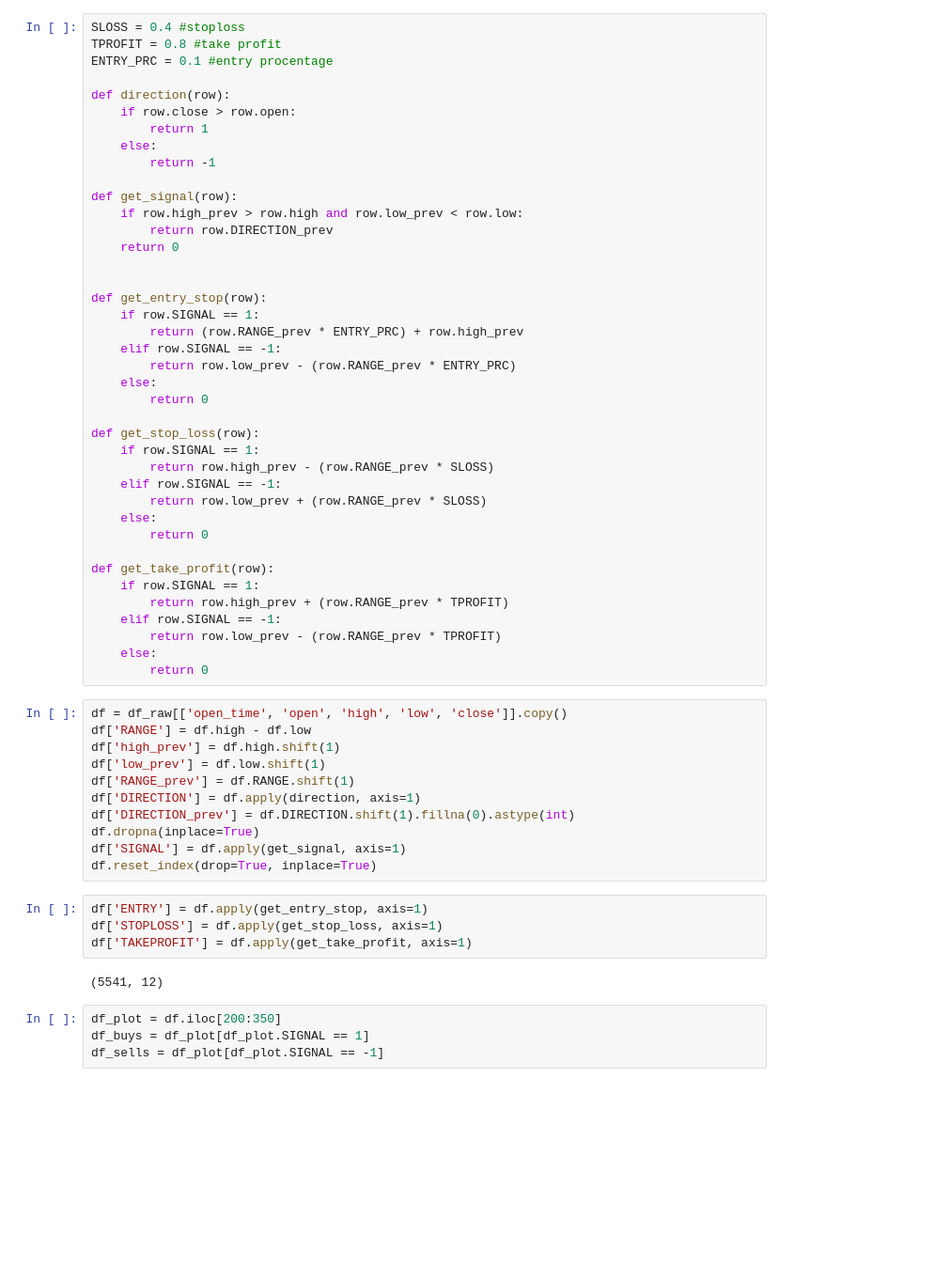
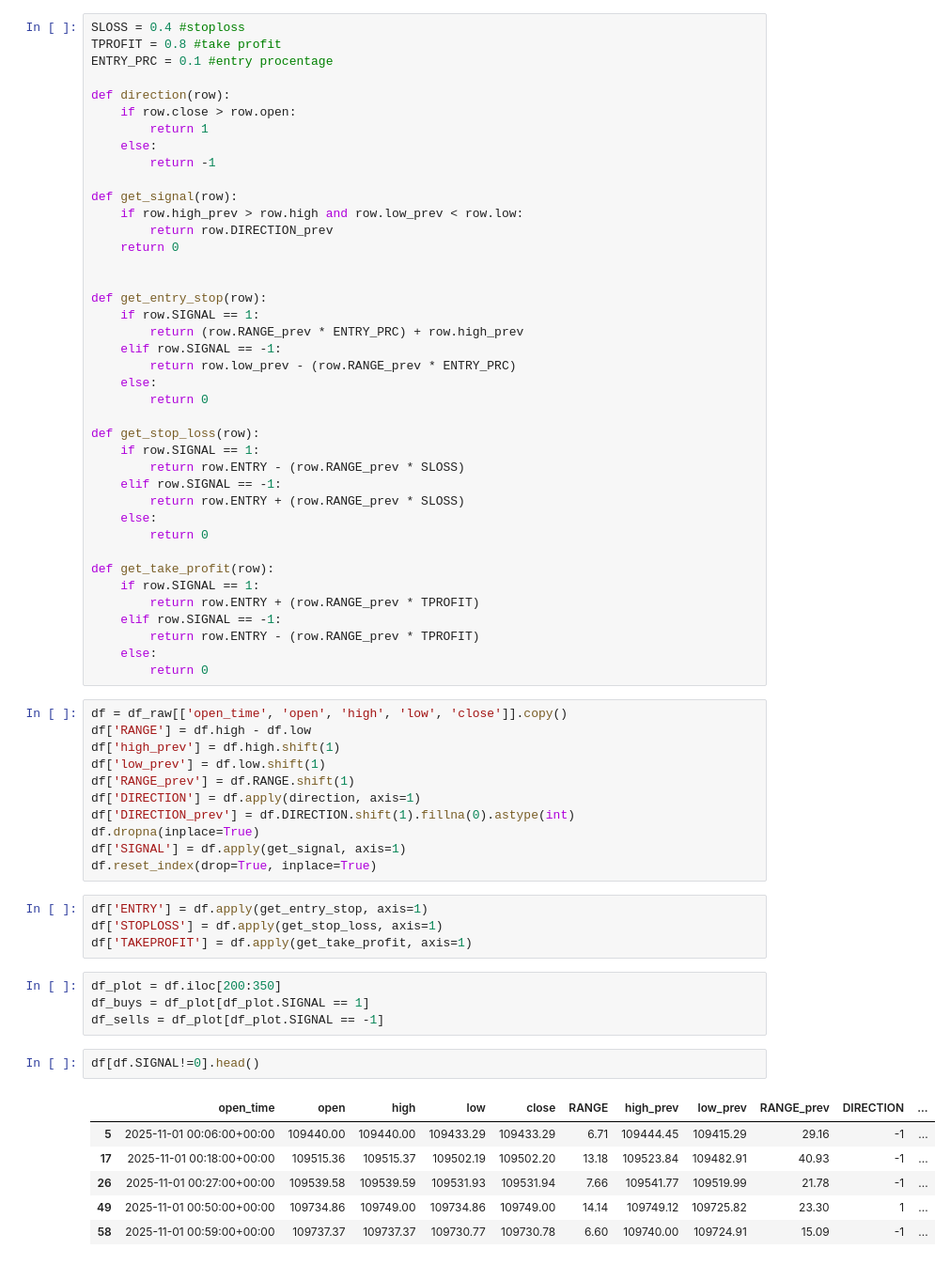
Before and after one commit to LuxMat/Test, a Jupyter notebook: inside_bar_explore.ipynb, the cells around one changed output. Shown: that part at 94% size. Saved outputs shown, nothing was run; the diff lists cells and outputs as text; blank space fills up the shorter version.

```diff
--- a/inside_bar_explore.ipynb
+++ b/inside_bar_explore.ipynb
@@ -37,17 +97,17 @@ def get_entry_stop(row):
 
 def get_stop_loss(row):
     if row.SIGNAL == 1:
-        return row.high_prev - (row.RANGE_prev * SLOSS)
+        return row.ENTRY - (row.RANGE_prev * SLOSS)
     elif row.SIGNAL == -1:
-        return row.low_prev + (row.RANGE_prev * SLOSS)
+        return row.ENTRY + (row.RANGE_prev * SLOSS)
     else:
         return 0
 
 def get_take_profit(row):
     if row.SIGNAL == 1:
-        return row.high_prev + (row.RANGE_prev * TPROFIT)
+        return row.ENTRY + (row.RANGE_prev * TPROFIT)
     elif row.SIGNAL == -1:
-        return row.low_prev - (row.RANGE_prev * TPROFIT)
+        return row.ENTRY - (row.RANGE_prev * TPROFIT)
     else:
         return 0
 # %%
@@ -65,12 +125,19 @@ df.reset_index(drop=True, inplace=True)
 df['ENTRY'] = df.apply(get_entry_stop, axis=1)
 df['STOPLOSS'] = df.apply(get_stop_loss, axis=1)
 df['TAKEPROFIT'] = df.apply(get_take_profit, axis=1)
-# %% [output]
-(5541, 12)
 # %%
 df_plot = df.iloc[200:350]
 df_buys = df_plot[df_plot.SIGNAL == 1]
 df_sells = df_plot[df_plot.SIGNAL == -1]
+# %%
+df[df.SIGNAL!=0].head()
+# %% [output]
+|  | open_time | open | high | low | close | RANGE | high_prev | low_prev | RANGE_prev | DIRECTION | ... |
+| 5 | 2025-11-01 00:06:00+00:00 | 109440.00 | 109440.00 | 109433.29 | 109433.29 | 6.71 | 109444.45 | 109415.29 | 29.16 | -1 | ... |
+| 17 | 2025-11-01 00:18:00+00:00 | 109515.36 | 109515.37 | 109502.19 | 109502.20 | 13.18 | 109523.84 | 109482.91 | 40.93 | -1 | ... |
+| 26 | 2025-11-01 00:27:00+00:00 | 109539.58 | 109539.59 | 109531.93 | 109531.94 | 7.66 | 109541.77 | 109519.99 | 21.78 | -1 | ... |
+| 49 | 2025-11-01 00:50:00+00:00 | 109734.86 | 109749.00 | 109734.86 | 109749.00 | 14.14 | 109749.12 | 109725.82 | 23.30 | 1 | ... |
+| 58 | 2025-11-01 00:59:00+00:00 | 109737.37 | 109737.37 | 109730.77 | 109730.78 | 6.60 | 109740.00 | 109724.91 | 15.09 | -1 | ... |
 # %%
 fig = go.Figure()
 
```
Also changed, not shown: parts of 8 cells of this notebook, 4 other files.
